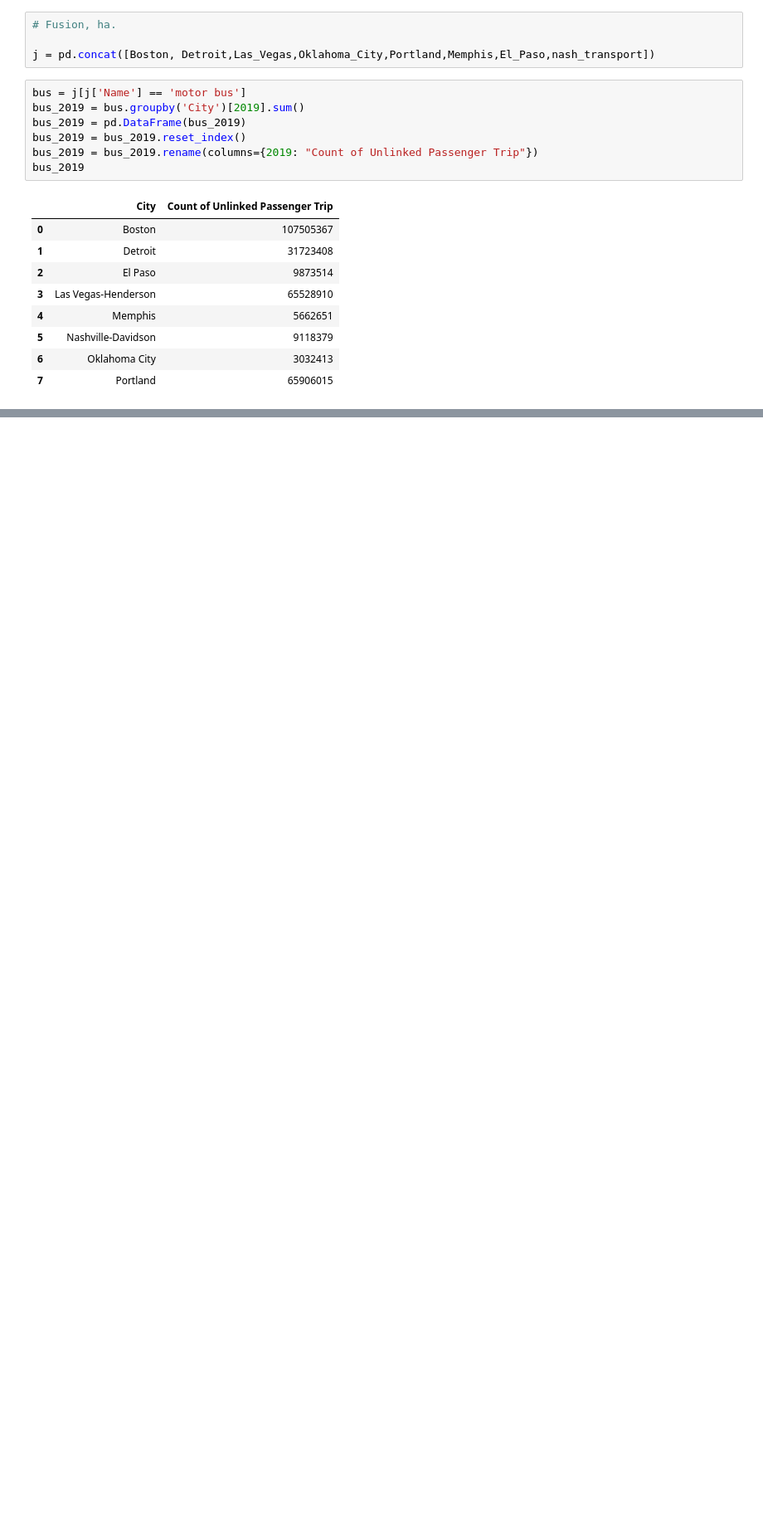
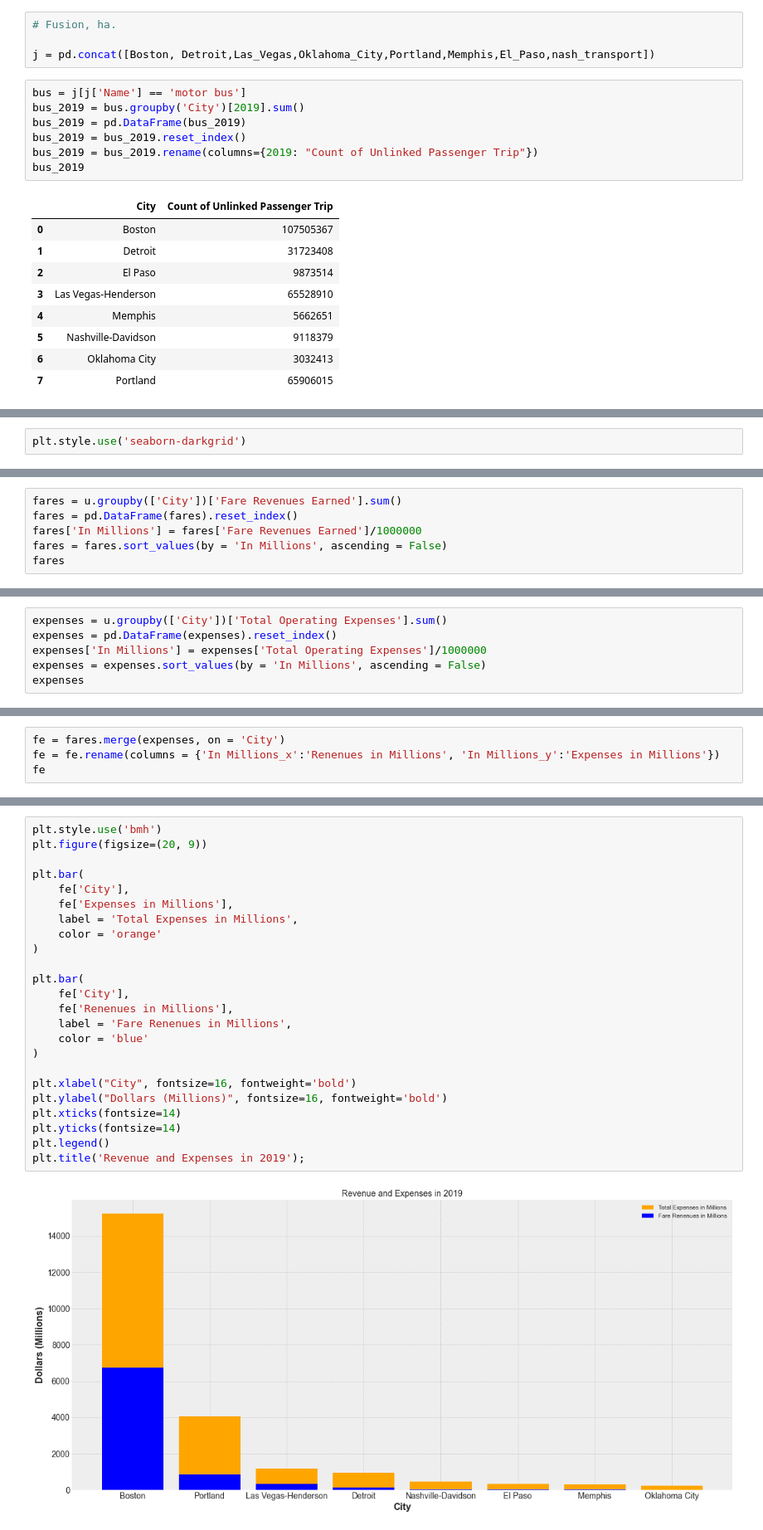
Before and after one commit to tye642/nashville_public_transportation, a Jupyter notebook: notebook/public_transportation_analysis.ipynb, the cells around one changed output, grey strips where cells are left out. Shown: that part at 83% size. Cells and saved outputs as stored; diff of their text form; blank space fills up the shorter version.

Commit message:
updating my notebook codes, added WIP presentation, saved new graphs

```diff
--- a/notebook/public_transportation_analysis.ipynb
+++ b/notebook/public_transportation_analysis.ipynb
@@ -940,0 +608,2 @@ expenses
+# %%
+plt.style.use('seaborn-darkgrid')
@@ -940,0 +911,6 @@ expenses
+# %%
+fares = u.groupby(['City'])['Fare Revenues Earned'].sum()
+fares = pd.DataFrame(fares).reset_index()
+fares['In Millions'] = fares['Fare Revenues Earned']/1000000
+fares = fares.sort_values(by = 'In Millions', ascending = False)
+fares
@@ -940,0 +927,6 @@ expenses
+# %%
+expenses = u.groupby(['City'])['Total Operating Expenses'].sum()
+expenses = pd.DataFrame(expenses).reset_index()
+expenses['In Millions'] = expenses['Total Operating Expenses']/1000000
+expenses = expenses.sort_values(by = 'In Millions', ascending = False)
+expenses
@@ -940,0 +943,4 @@ expenses
+# %%
+fe = fares.merge(expenses, on = 'City')
+fe = fe.rename(columns = {'In Millions_x':'Renenues in Millions', 'In Millions_y':'Expenses in Millions'})
+fe
@@ -940,0 +957,26 @@ expenses
+# %%
+plt.style.use('bmh')
+plt.figure(figsize=(20, 9))
+
+plt.bar(
+    fe['City'],
+    fe['Expenses in Millions'],
+    label = 'Total Expenses in Millions',
+    color = 'orange'
+)
+
+plt.bar(
+    fe['City'],
+    fe['Renenues in Millions'],
+    label = 'Fare Renenues in Millions',
+    color = 'blue'
+)
+
+plt.xlabel("City", fontsize=16, fontweight='bold')
+plt.ylabel("Dollars (Millions)", fontsize=16, fontweight='bold')
+plt.xticks(fontsize=14)
+plt.yticks(fontsize=14)
+plt.legend()
+plt.title('Revenue and Expenses in 2019');
+# %% [output]
+[figure, added]
```
Also changed, not shown: parts of 58 cells of this notebook, 9 other files.
